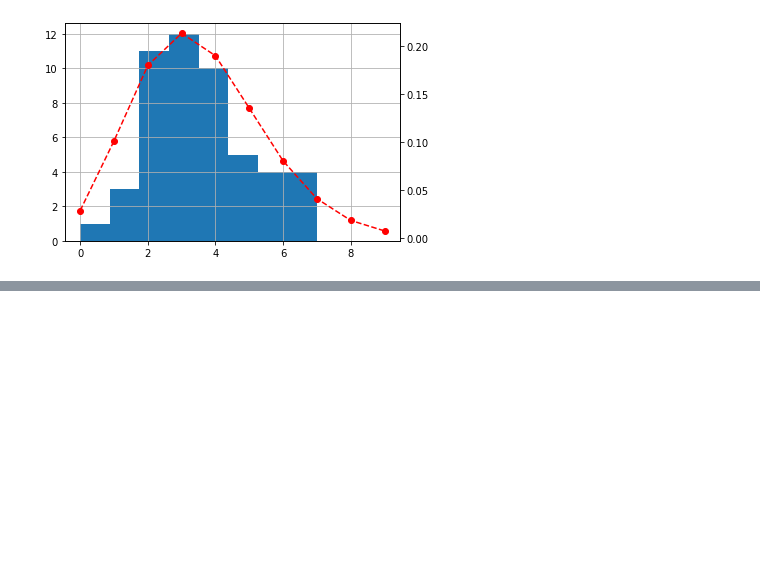
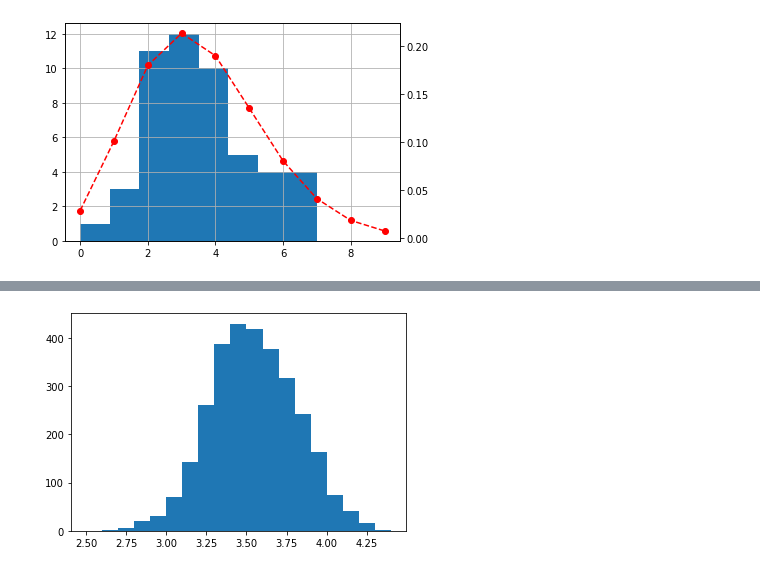
Before and after one commit to KFurudate/Midoribon, a Jupyter notebook: chap2.ipynb, the cells around one changed output, grey strips where cells are left out. Cells and saved outputs as stored; diff of their text form; code cells hidden in the pictures; blank space fills up the shorter version.

```diff
--- a/chap2.ipynb
+++ b/chap2.ipynb
@@ -69,0 +111,7 @@ plt.show()
+# %%
+# 平均3.56のポアソン乱数50個を生成し、3000回最尤推定値を求めたときのばらつき（標準誤差）
+cnt = [np.random.poisson(lam=3.56, size=50).mean() for _ in range(3000)]
+plt.hist(cnt, bins=np.arange(2.5, 4.5, 0.1))
+plt.show()
+# %% [output]
+[figure, added]
```
Also changed, not shown: parts of 9 cells of this notebook.
